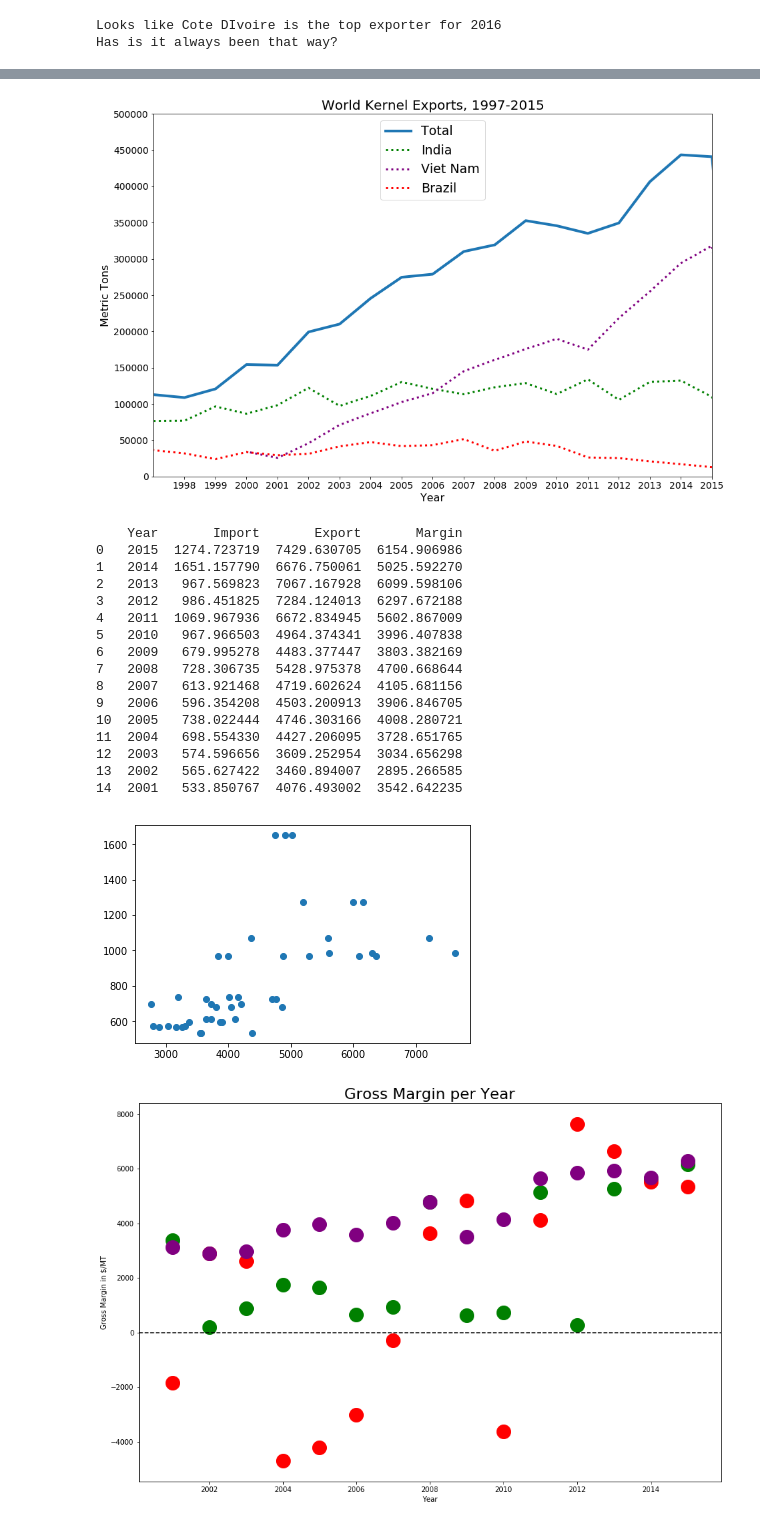
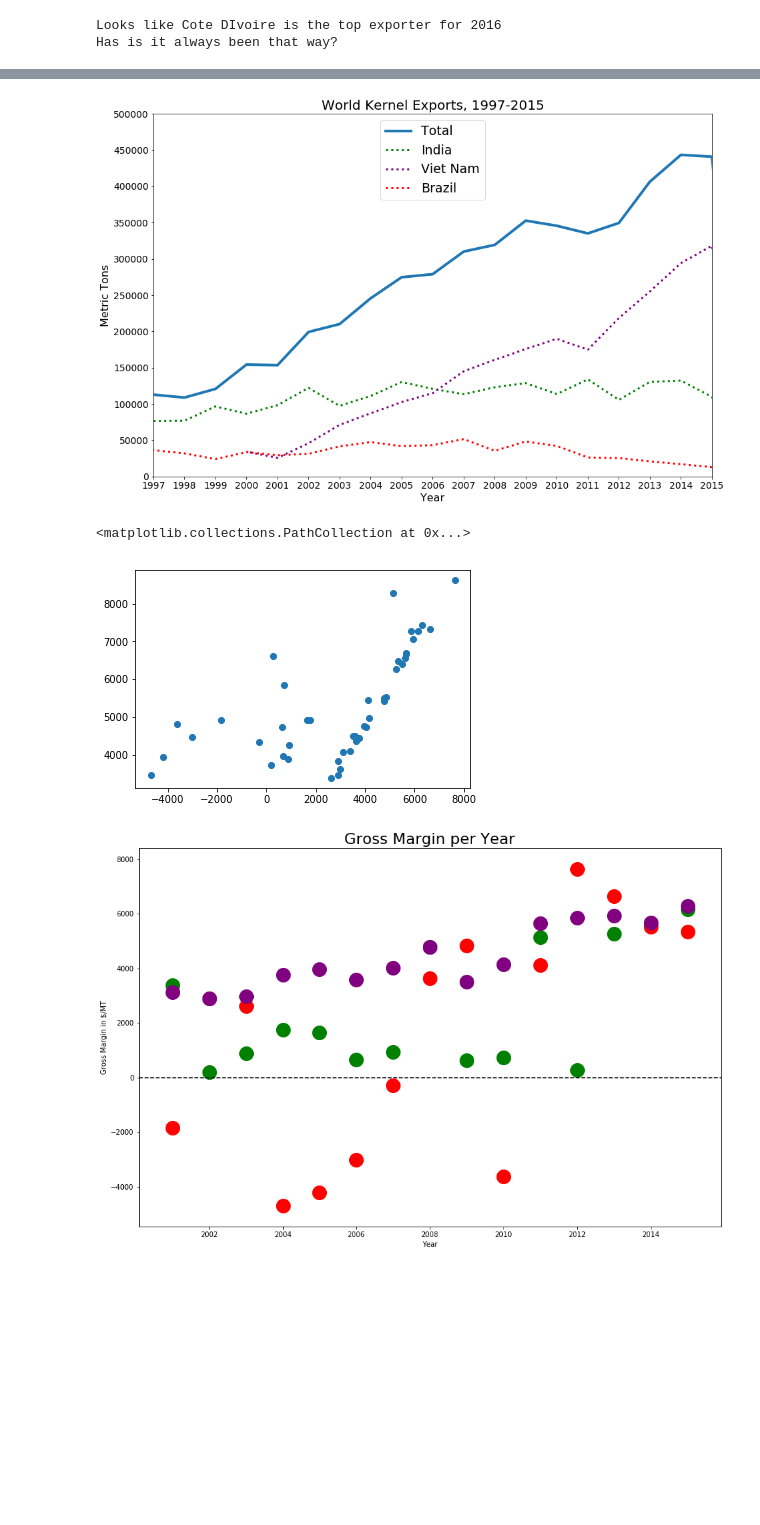
Before and after one commit to ExtraLime/cashew, a Jupyter notebook: roughdraft.ipynb, the cells around one changed output, grey strips where cells are left out. Saved outputs shown, nothing was run; the diff lists cells and outputs as text; code cells hidden in the pictures; blank space fills up the shorter version.

```diff
--- a/roughdraft.ipynb
+++ b/roughdraft.ipynb
@@ -143,17 +151,17 @@ plt.plot(vietk['Year'], vietk['Quantity'], label='Viet Nam', color='purple', lin
 plt.plot(brzk['Year'], brzk['Quantity'], label='Brazil', color='red', linestyle='dotted', linewidth=3)
 plt.legend(loc=9, fontsize=19)
 plt.xlabel('Year', fontsize=16)
-plt.xticks(range(1998, 2017, 1),fontsize=14)
+plt.xticks(range(1997, 2017, 1),fontsize=14)
 plt.yticks(range(0, 2000000, 50000), fontsize=14)
 plt.ylabel('Metric Tons', fontsize=16)
 plt.ylim(0,500000)
 #plt.xlim(1997,2016) is the whole range
 plt.xlim(1997,2015) #Adjust for inacurrate 2016 data
 plt.title('World Kernel Exports, 1997-2015', fontsize=20)
-
+#plt.savefig('kexports.png')
 plt.show()
 # %% [output]
-[figure, old version]
+[figure, new version]
 # %%
 '''
 We want to look at the average price it costs processors to import these nuts by year.
@@ -206,27 +214,12 @@ bprices['Margin'] = bprices['Export'] - bprices['Import']
 # %%
 margins = pd.concat([indprices, vprices, bprices])
 profits = margins['Margin']
 #print(margins)
-plt.scatter(profits, margins['Import'])
-print(indprices)
+plt.scatter(profits, margins['Export'])
+#print(indprices)
 # %% [output]
-    Year       Import       Export       Margin
-0   2015  1274.723719  7429.630705  6154.906986
-1   2014  1651.157790  6676.750061  5025.592270
-2   2013   967.569823  7067.167928  6099.598106
-3   2012   986.451825  7284.124013  6297.672188
-4   2011  1069.967936  6672.834945  5602.867009
-5   2010   967.966503  4964.374341  3996.407838
-6   2009   679.995278  4483.377447  3803.382169
-7   2008   728.306735  5428.975378  4700.668644
-8   2007   613.921468  4719.602624  4105.681156
-9   2006   596.354208  4503.200913  3906.846705
-10  2005   738.022444  4746.303166  4008.280721
-11  2004   698.554330  4427.206095  3728.651765
-12  2003   574.596656  3609.252954  3034.656298
-13  2002   565.627422  3460.894007  2895.266585
-14  2001   533.850767  4076.493002  3542.642235
+<matplotlib.collections.PathCollection at 0x...>
-[figure, old version]
+[figure, new version]
 # %%
 plt.figure(figsize=(15,10))
 plt.scatter(
```
Also changed, not shown: parts of 9 cells of this notebook.
